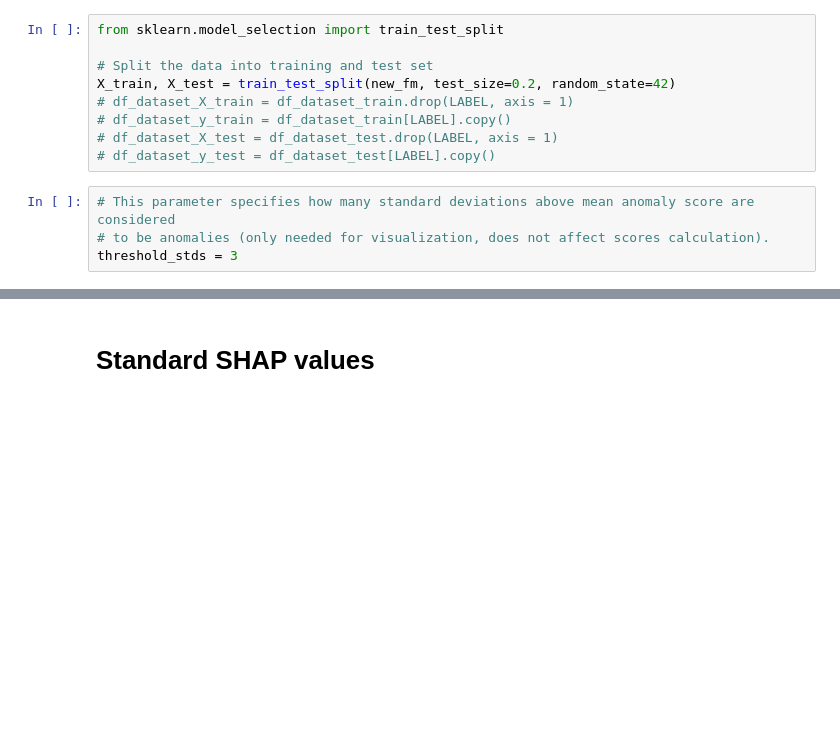
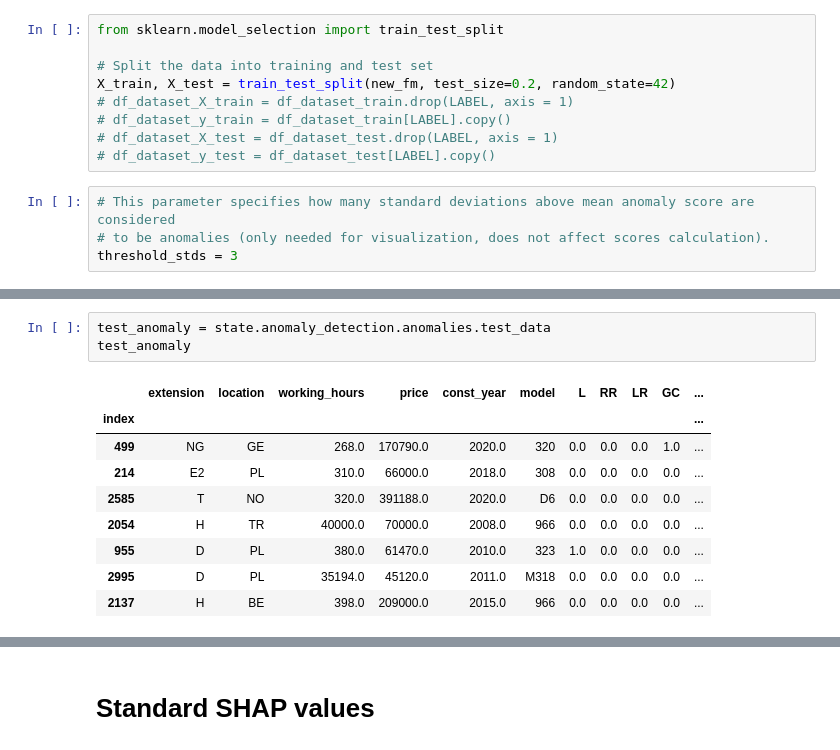
Before and after one commit to AutoQML/End-to-End-Automated-Price-Forecasting, a Jupyter notebook: code/SHAP_categorical_ft_autogluon.ipynb, the cells around one changed output, grey strips where cells are left out. Saved outputs shown, nothing was run; the diff lists cells and outputs as text; blank space fills up the shorter version.

```diff
--- a/code/SHAP_categorical_ft_autogluon.ipynb
+++ b/code/SHAP_categorical_ft_autogluon.ipynb
@@ -504,0 +568,13 @@ data = new_fm.copy()
+# %%
+test_anomaly = state.anomaly_detection.anomalies.test_data
+test_anomaly
+# %% [output]
+|  | extension | location | working_hours | price | const_year | model | L | RR | LR | GC | ... |
+| index |  |  |  |  |  |  |  |  |  |  | ... |
+| 499 | NG | GE | 268.0 | 170790.0 | 2020.0 | 320 | 0.0 | 0.0 | 0.0 | 1.0 | ... |
+| 214 | E2 | PL | 310.0 | 66000.0 | 2018.0 | 308 | 0.0 | 0.0 | 0.0 | 0.0 | ... |
+| 2585 | T | NO | 320.0 | 391188.0 | 2020.0 | D6 | 0.0 | 0.0 | 0.0 | 0.0 | ... |
+| 2054 | H | TR | 40000.0 | 70000.0 | 2008.0 | 966 | 0.0 | 0.0 | 0.0 | 0.0 | ... |
+| 955 | D | PL | 380.0 | 61470.0 | 2010.0 | 323 | 1.0 | 0.0 | 0.0 | 0.0 | ... |
+| 2995 | D | PL | 35194.0 | 45120.0 | 2011.0 | M318 | 0.0 | 0.0 | 0.0 | 0.0 | ... |
+| 2137 | H | BE | 398.0 | 209000.0 | 2015.0 | 966 | 0.0 | 0.0 | 0.0 | 0.0 | ... |
```
Also changed, not shown: parts of 19 cells of this notebook.
